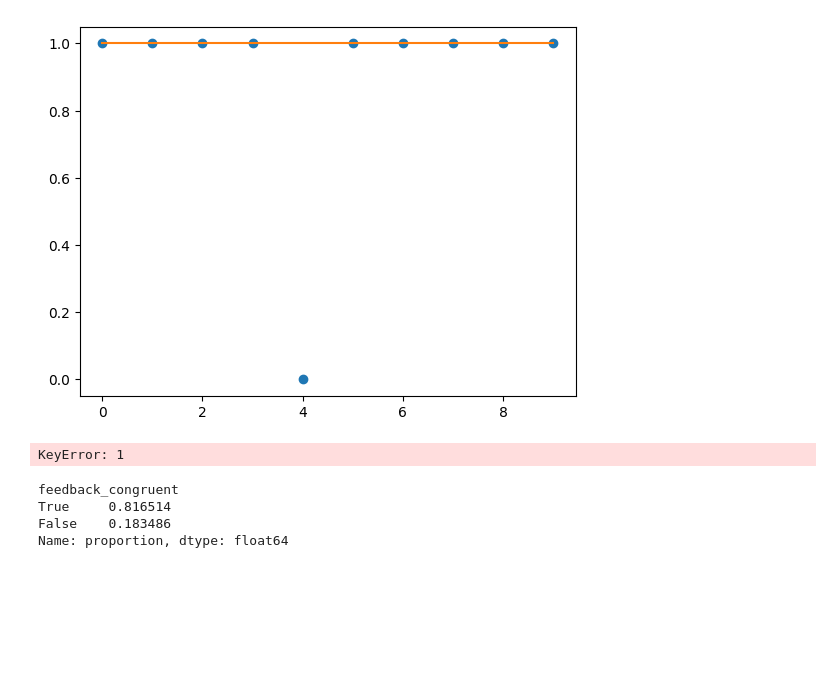
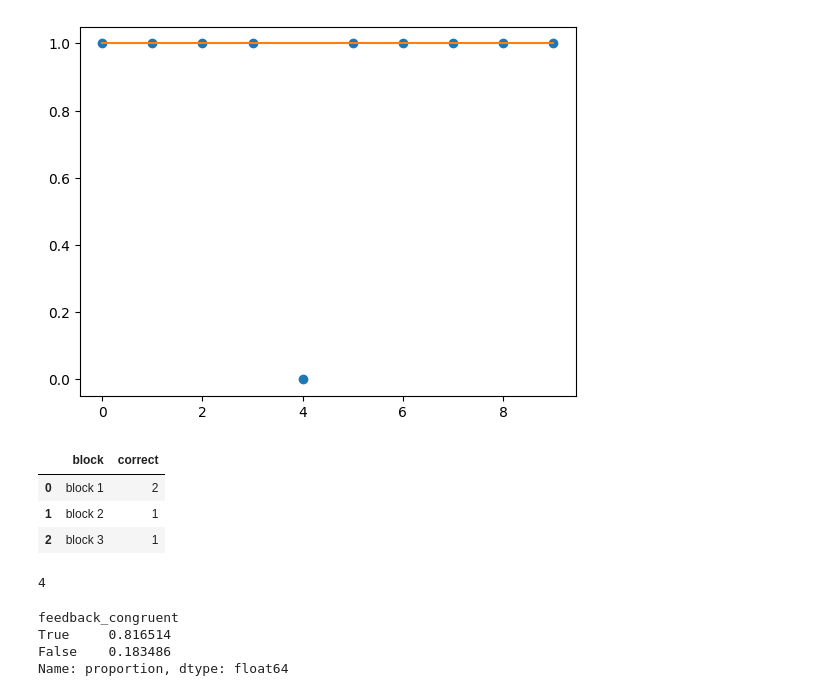
Before and after one commit to emilybagley/disgust_reversal_learning-stage2, a Jupyter notebook: 00_data_checks.ipynb, the cells around one changed output. Cells and saved outputs as stored; diff of their text form; code cells hidden in the pictures; blank space fills up the shorter version.

Commit message:
debugging attention check code
replacing 'loc' with 'iloc' so indexing works

```diff
--- a/00_data_checks.ipynb
+++ b/00_data_checks.ipynb
@@ -204,37 +204,41 @@ plt.plot(np.ones(10))
 #attention checks
 attention=df[df.trial_var=="attention_check"]
 index=df.index[df.trial_var=="attention_check"]
 if str(attention.iloc[0].response) == "{'Q0': ['Apple', 'Banana']}":
     block1=2
-elif 'Apple' in (attention.loc[0].response)['Q0'] or 'Banana' in (attention.loc[0].response)['Q0']:
+elif 'Apple' in (attention.iloc[0].response)['Q0'] or 'Banana' in (attention.loc[0].response)['Q0']:
             block1=1
 else:
     block1=0
 
 if str(attention.iloc[1].response)== "{'Q0': ['Bowl', 'Spoon']}":
             block2=2
-elif 'Bowl' in (attention.loc[1].response)['Q0'] or 'Spoon' in (attention.loc[1].response)['Q0']:
+elif 'Bowl' in (attention.iloc[1].response)['Q0'] or 'Spoon' in (attention.loc[1].response)['Q0']:
             block2=1
 else:
     block2=0
 
 if str(attention.iloc[2].response)== "{'Q0': ['River', 'Mountain']}":
             block3=2
-elif 'River' in (attention.loc[2].response)['Q0'] or 'Mountain' in (attention.loc[2].response)['Q0']:
+elif 'River' in (attention.iloc[2].response)['Q0'] or 'Mountain' in (attention.loc[2].response)['Q0']:
             block3=1
 else:
     block3=0
 
 attention_checks = pd.DataFrame({
     'block': ['block 1', 'block 2', 'block 3'],
     'correct' :[block1, block2, block3]
 })
 
 task_understood['attention_checks']=np.sum(attention_checks.correct)
 display(attention_checks)
 print(np.sum(attention_checks.correct)) ##must be greater than or equal to 4 (i.e., they can't get more than 2 questions wrong)
 # %% [output]
+|  | block | correct |
+| 0 | block 1 | 2 |
+| 1 | block 2 | 1 |
+| 2 | block 3 | 1 |
-KeyError: 1
+4
 # %%
 #create dataframe with just task data
 task=df[df.task=="main_task"]
```
